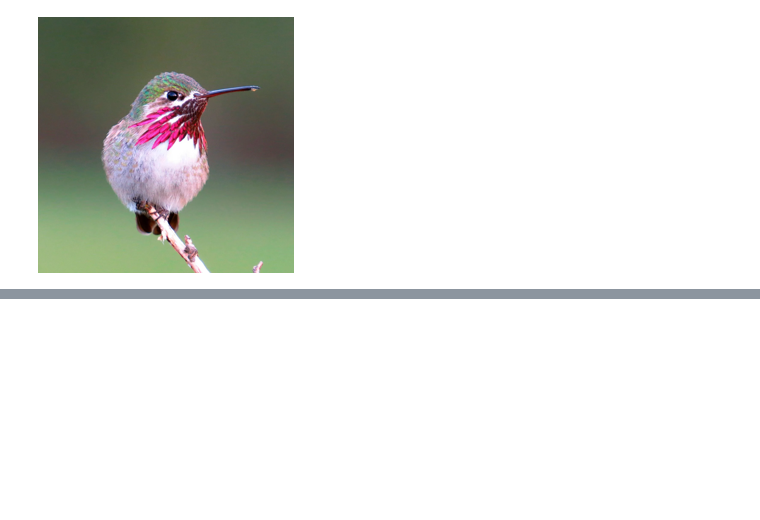
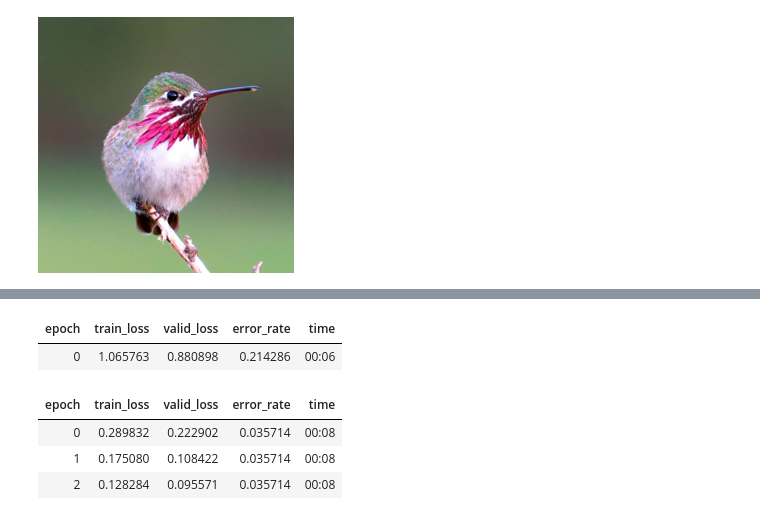
Before and after one commit to GuillaumeChev71/Deep_Learning, a Jupyter notebook: is_it_a_bird.ipynb, the cells around one changed output, grey strips where cells are left out. Saved outputs shown, nothing was run; the diff lists cells and outputs as text; code cells hidden in the pictures; blank space fills up the shorter version.

```diff
--- a/is_it_a_bird.ipynb
+++ b/is_it_a_bird.ipynb
@@ -27,0 +59,10 @@ if not path.exists():
+# %%
+learn = vision_learner(dls, resnet18, metrics=error_rate)
+learn.fine_tune(3)
+# %% [output]
+| epoch | train_loss | valid_loss | error_rate | time |
+| 0 | 1.065763 | 0.880898 | 0.214286 | 00:06 |
+| epoch | train_loss | valid_loss | error_rate | time |
+| 0 | 0.289832 | 0.222902 | 0.035714 | 00:08 |
+| 1 | 0.175080 | 0.108422 | 0.035714 | 00:08 |
+| 2 | 0.128284 | 0.095571 | 0.035714 | 00:08 |
```
Also changed, not shown: parts of 4 cells of this notebook, 1 other file.
